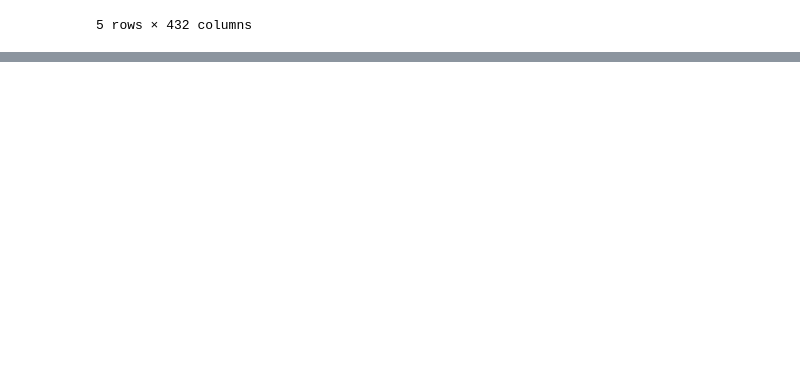
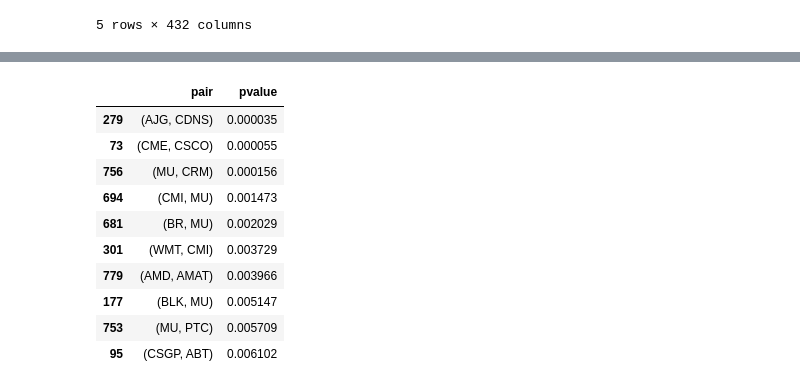
Before and after one commit to Priyankaa2503/Machine-Learning-Based-Pairs-Trading, a Jupyter notebook: pair-trading.ipynb, the cells around one changed output, grey strips where cells are left out. Saved outputs shown, nothing was run; the diff lists cells and outputs as text; code cells hidden in the pictures; blank space fills up the shorter version.

Commit message:
pair trading

```diff
--- a/pair-trading.ipynb
+++ b/pair-trading.ipynb
@@ -65,0 +378,77 @@ KeyboardInterrupt:
+# %%
+from pathos.multiprocessing import ProcessingPool as Pool
+from statsmodels.tsa.stattools import coint
+import itertools
+from tqdm import tqdm
+import pandas as pd
+import numpy as np
+
+# Use the subset of tickers we selected
+tickers = selected_tickers
+pairs = list(itertools.combinations(tickers, 2))
+
+print(f"Testing {len(pairs)} pairs from {len(tickers)} stocks...")
+
+def run_coint(pair):
+    """Run cointegration test with error handling"""
+    try:
+        a, b = pair
+        s1 = prices_subset[a].dropna()
+        s2 = prices_subset[b].dropna()
+
+        # Skip if either series is too short (minimum 100 observations for reliable test)
+        if len(s1) < 100 or len(s2) < 100:
+            return (pair, np.nan)
+
+        # Align series by date to ensure same length
+        common_dates = s1.index.intersection(s2.index)
+        if len(common_dates) < 100:
+            return (pair, np.nan)
+
+        s1_aligned = s1.loc[common_dates]
+        s2_aligned = s2.loc[common_dates]
+
+        # Run cointegration test
+        _, pvalue, _ = coint(s1_aligned, s2_aligned)
+        return (pair, pvalue)
+    except Exception as e:
+        # Return NaN if test fails (e.g., insufficient data, numerical issues)
+        return (pair, np.nan)
+
+# Use multiprocessing with specified number of processes
+# Adjust based on your CPU cores (4-8 is usually good, but use fewer if you have limited RAM)
+n_processes = 4  # You can increase this if you have more CPU cores
+pool = Pool(n_processes)
+
+results = []
+# Use tqdm.imap with error handling
+try:
+    for res in tqdm(
+        pool.imap(run_coint, pairs),
+        total=len(pairs),
+        desc="Cointegration tests",
+        mininterval=1.0  # Update progress bar at least every second
+    ):
+        results.append(res)
+except KeyboardInterrupt:
+    print("\nInterrupted by user. Saving partial results...")
+finally:
+    pool.close()
+    pool.join()
+
+# Convert to DataFrame and filter out NaN results
+coint_results = pd.DataFrame(results, columns=["pair", "pvalue"])
+coint_results = coint_results.dropna(subset=["pvalue"]).sort_values("pvalue")
+
+print(f"\n✓ Completed {len(coint_results)}/{len(pairs)} tests successfully")
+print(f"\nTop 10 most cointegrated pairs (lowest p-values):")
+display(coint_results.head(10))
+
+# Summary statistics
+print(f"\nSummary:")
+print(f"  - Total pairs tested: {len(pairs)}")
+print(f"  - Successful tests: {len(coint_results)}")
+print(f"  - Failed tests: {len(pairs) - len(coint_results)}")
+print(f"  - Pairs with p-value < 0.05: {len(coint_results[coint_results['pvalue'] < 0.05])}")
+print(f"  - Pairs with p-value < 0.01: {len(coint_results[coint_results['pvalue'] < 0.01])}")
+# %% [output]
@@ -65,0 +459,11 @@ KeyboardInterrupt:
+|  | pair | pvalue |
+| 279 | (AJG, CDNS) | 0.000035 |
+| 73 | (CME, CSCO) | 0.000055 |
+| 756 | (MU, CRM) | 0.000156 |
+| 694 | (CMI, MU) | 0.001473 |
+| 681 | (BR, MU) | 0.002029 |
+| 301 | (WMT, CMI) | 0.003729 |
+| 779 | (AMD, AMAT) | 0.003966 |
+| 177 | (BLK, MU) | 0.005147 |
+| 753 | (MU, PTC) | 0.005709 |
+| 95 | (CSGP, ABT) | 0.006102 |
```
Also changed, not shown: parts of 6 cells of this notebook.
